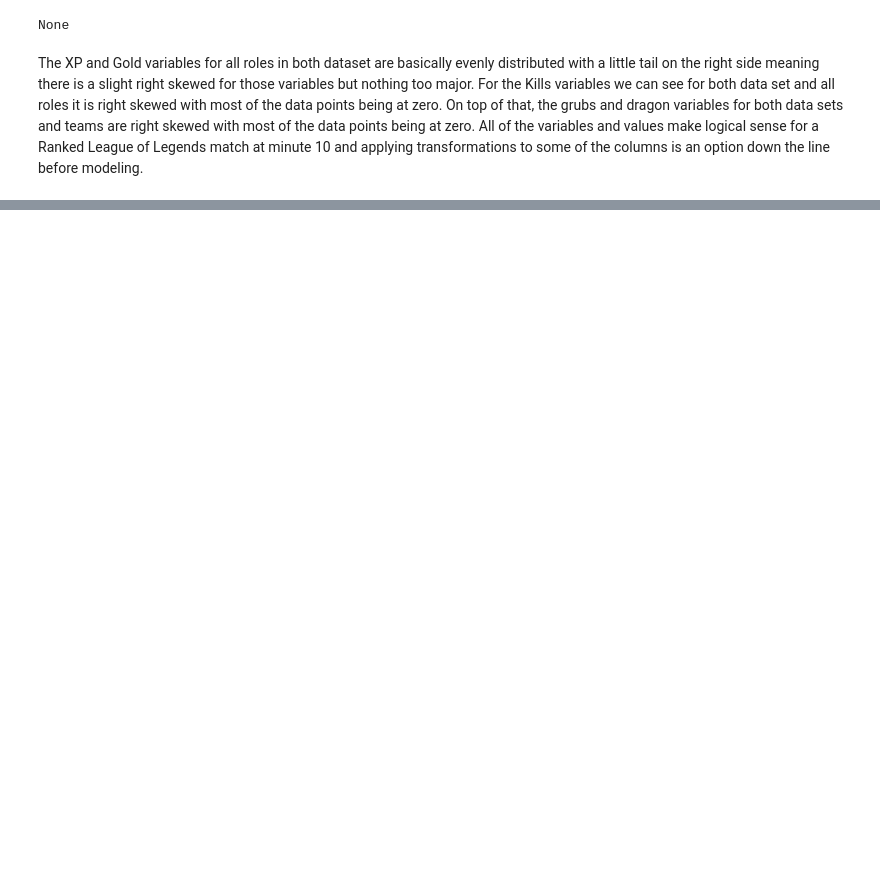
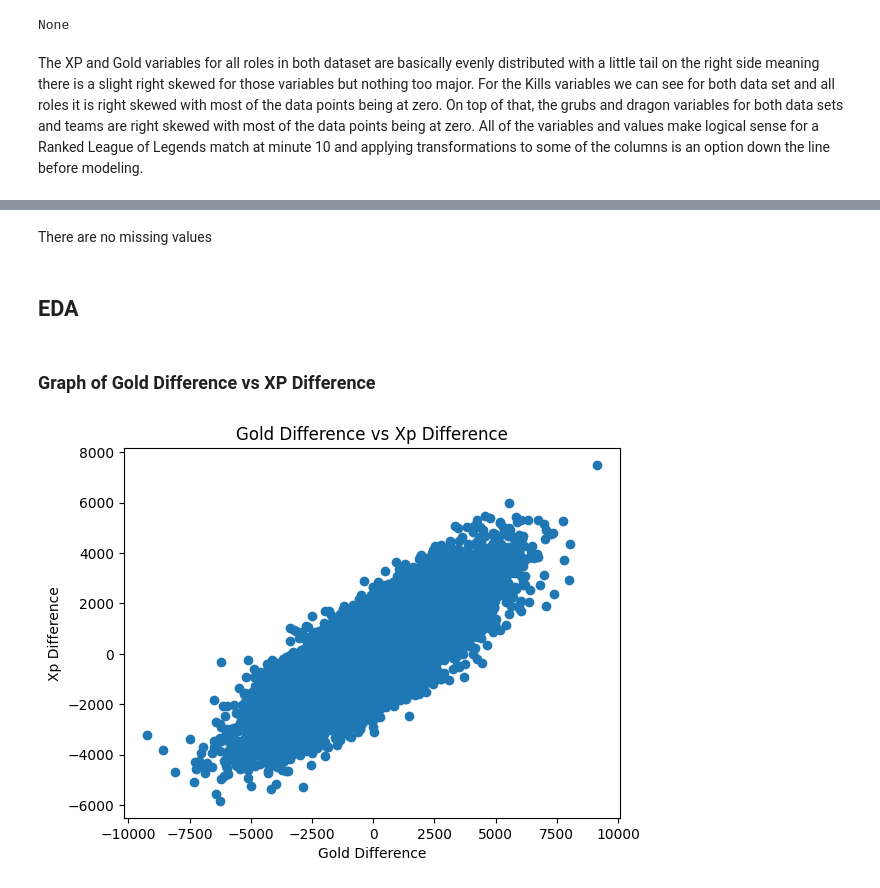
Before and after one commit to ryaltic/Modeling-Ranked-Match-Outcomes-Using-Early-Game-Performance-Data-in-League-of-Legends, a Jupyter notebook: Modeling_Ranked_Matches_Outcomes_LOL.ipynb, the cells around one changed output, grey strips where cells are left out. Drawn from its saved outputs; the diff is of its cells as text; code cells hidden in the pictures; blank space fills up the shorter version.

```diff
--- a/Modeling_Ranked_Matches_Outcomes_LOL.ipynb
+++ b/Modeling_Ranked_Matches_Outcomes_LOL.ipynb
@@ -220,0 +272,6 @@ EDA Visuals and Feature Enginneering
+# %% [markdown]
+There are no missing values
+# %%
+# Defining a new df for team based visuals
+Team_df_train = X_train.copy()
+Team_df_test = X_test.copy()
@@ -220,0 +336,29 @@ EDA Visuals and Feature Enginneering
+# %%
+# Creating a list of columns to add together for the blue team
+blue_kills_cols = [
+    'Blue_TOP_kills',
+    'Blue_JUNGLE_kills',
+    'Blue_MIDDLE_kills',
+    'Blue_BOTTOM_kills',
+    'Blue_UTILITY_kills'
+]
+
+# Creating a list of columns to add together for the red team
+red_kills_cols = [
+    'Red_TOP_kills',
+    'Red_JUNGLE_kills',
+    'Red_MIDDLE_kills',
+    'Red_BOTTOM_kills',
+    'Red_UTILITY_kills'
+]
+
+# Creating total kills variables for each team
+Team_df_train['Blue_Total_Kills_10'] = Team_df_train[blue_kills_cols].sum(axis=1)
+Team_df_train['Red_Total_Kills_10']  = Team_df_train[red_kills_cols].sum(axis=1)
+Team_df_test['Blue_Total_Kills_10'] = Team_df_test[blue_kills_cols].sum(axis=1)
+Team_df_test['Red_Total_Kills_10']  = Team_df_test[red_kills_cols].sum(axis=1)
+
+# Finding the kills difference between the team
+# Positive = Blue has more kills -- Negative = Red has more kills
+Team_df_train['Kill_Difference']  = Team_df_train['Blue_Total_Kills_10'] - Team_df_train['Red_Total_Kills_10']
+Team_df_test['Kill_Difference'] = Team_df_test['Blue_Total_Kills_10'] - Team_df_test['Red_Total_Kills_10']
@@ -220,0 +421,13 @@ EDA Visuals and Feature Enginneering
+# %% [markdown]
+## EDA
+# %% [markdown]
+### Graph of Gold Difference vs XP Difference
+# %%
+# Graph of Gold Difference vs XP Difference on train df
+plt.scatter(Team_df_train['Gold_Difference'], Team_df_train['Xp_Difference'])
+plt.xlabel('Gold Difference')
+plt.ylabel('Xp Difference')
+plt.title('Gold Difference vs Xp Difference')
+plt.show()
+# %% [output]
+[figure, added]
```
Also changed, not shown: parts of 28 cells of this notebook.
